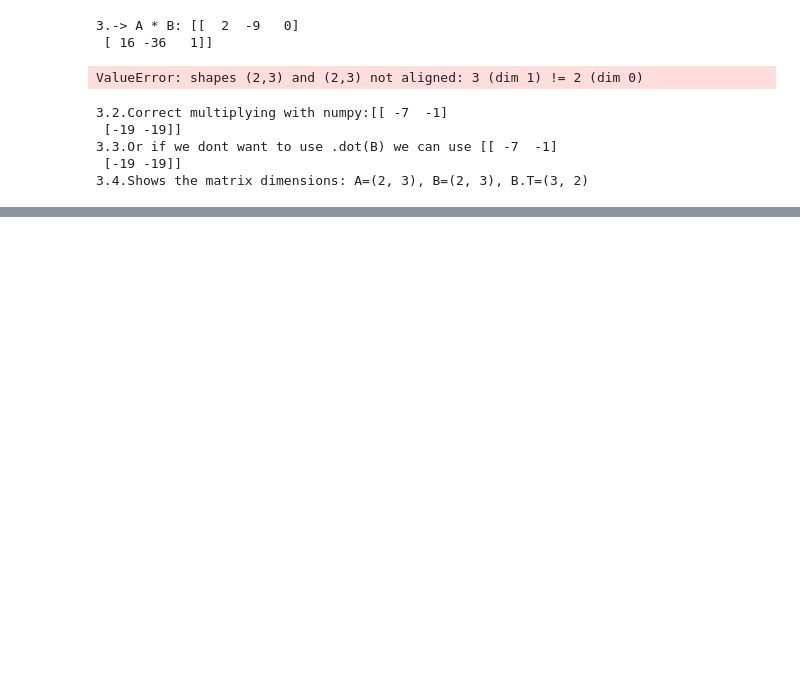
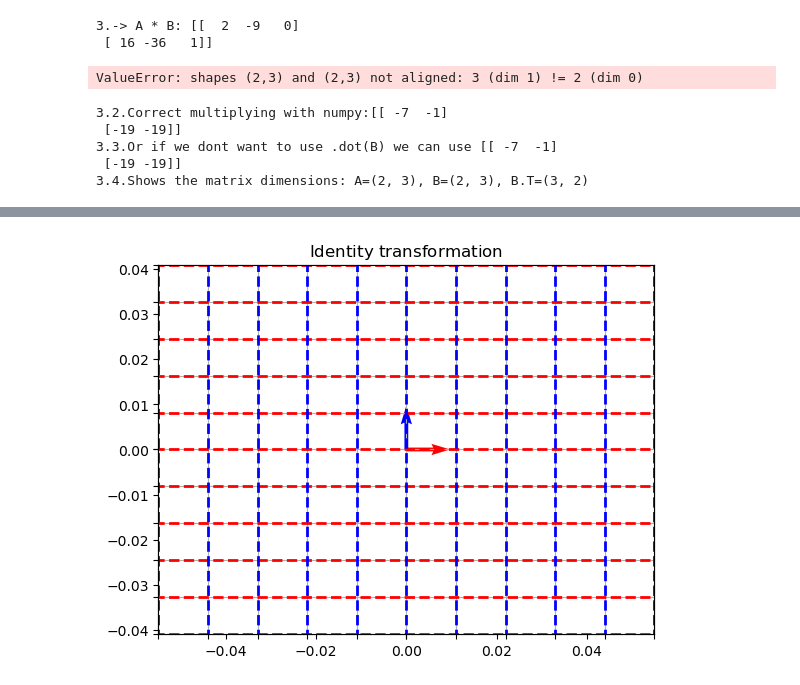
Before and after one commit to GeorgiKyshenko/Math-Concepts-with-Python, a Jupyter notebook: 03.Linear Algebra.ipynb, the cells around one changed output, grey strips where cells are left out. Drawn from its saved outputs; the diff is of its cells as text; code cells hidden in the pictures; blank space fills up the shorter version.

Commit message:
Linear Algebra

```diff
--- a/03.Linear Algebra.ipynb
+++ b/03.Linear Algebra.ipynb
@@ -62,0 +84,85 @@ print(f"3.4.Shows the matrix dimensions: A={A.shape}, B={B.shape}, B.T={B.T.shap
+# %%
+def visualize_transformation(matrix, plot_title):
+    fig = plt.figure()
+    plt.axis("equal")
+    ax = fig.add_subplot(111)
+
+    # Limits, labels and grid
+    ax.set_xlim(-5, 5)
+    ax.set_ylim(-5, 5)
+    ax.set_xticks(np.arange(ax.get_xlim()[0], ax.get_xlim()[1] + 1))
+    ax.set_yticks(np.arange(ax.get_ylim()[0], ax.get_ylim()[1] + 1))
+    ax.set_xticklabels([])
+    ax.set_yticklabels([])
+    ax.grid()
+    ax.set_title(plot_title)
+
+    # Unit vectors
+    ax.quiver([0, 0], [0, 0], [1, 0], [0, 1], color = ["red", "blue"], alpha = 0.2, units = "xy", scale = 1)
+
+    # Transformation
+    matrix = [
+        [matrix[0][0], matrix[0][1], 0],
+        [matrix[1][0], matrix[1][1], 0],
+        [0, 0, 1],
+    ]
+    t = Affine2D(matrix)
+
+    [min_x, max_x, min_y, max_y] = [2 * ax.get_xlim()[0], 2 * ax.get_xlim()[1] + 1, 2 * ax.get_ylim()[0], 2 * ax.get_ylim()[1] + 1]
+
+    # New (transformed) grid lines
+    # Horizontal
+    for y in np.arange(min_y, max_y):
+        ax.plot([min_x, max_x], [y] * 2, color = "red", linestyle = "--", linewidth = 2, transform = t + ax.transData)
+    # Vertical
+    for x in np.arange(min_x, max_x):
+        ax.plot([x] * 2, [min_y, max_y], color = "blue", linestyle = "--", linewidth = 2, transform = t + ax.transData)
+
+    # New (transformed) unit vectors
+    new_x = t.transform_affine([1, 0])
+    new_y = t.transform_affine([0, 1])
+    ax.quiver([0, 0], [0, 0], [new_x[0], new_y[0]], [new_x[1], new_y[1]], color = ["red", "blue"], units = "xy", angles = "xy", scale = 1)
+
+    plt.show()
+
+## Identity
+matrix = [
+    [1, 0],
+    [0, 1]
+]
+
+visualize_transformation(matrix, r"$\mathrm{Identity\ transformation}$")
+
+# Scaling
+matrix = [
+    [2, 0],
+    [0, 1]
+]
+
+visualize_transformation(matrix, r"$\mathrm{Scaling}$")
+
+# Shear
+matrix = [
+    [1, 2],
+    [-1, 1]
+]
+
+visualize_transformation(matrix, r"$\mathrm{Shear}$")
+
+# Rotation
+matrix = [
+    [np.cos(np.radians(30)), -np.sin(np.radians(30))],
+    [np.sin(np.radians(30)), np.cos(np.radians(30))]
+]
+
+visualize_transformation(matrix, r"$\mathrm{30^{\circ}\ rotation}$")
+
+# Projection (linearly dependent rows)
+matrix = [
+    [1, 2],
+    [2, 4]
+]
+
+visualize_transformation(matrix, r"$\mathrm{Projection\ (linearly\ dependent\ rows)}$")
+# %% [output]
+[figure, added]
```
Also changed, not shown: parts of 5 cells of this notebook.
